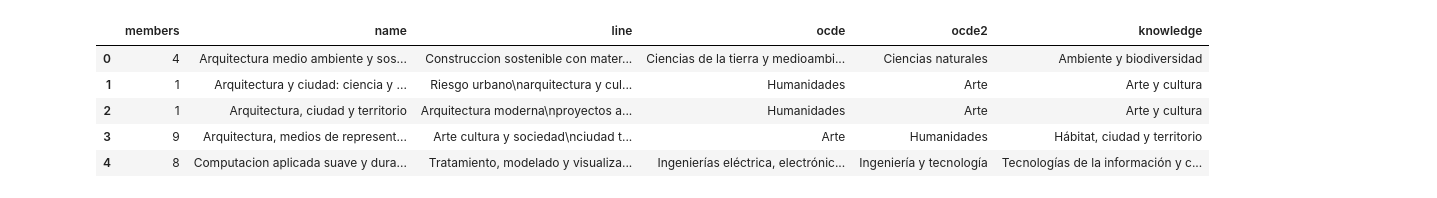
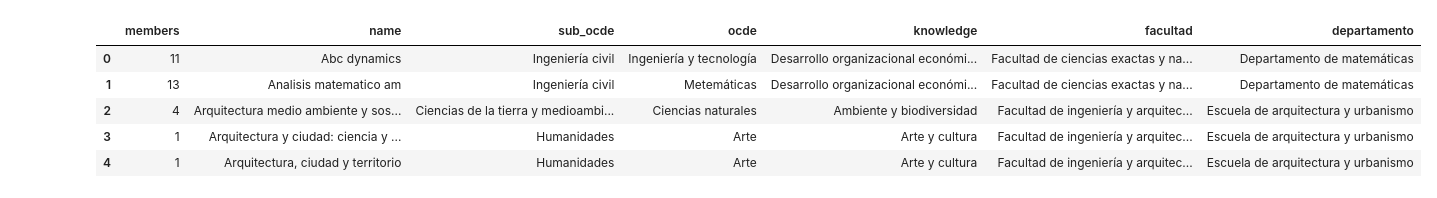
Before and after one commit to UN-Dima/un-dima.github.io, a Jupyter notebook: notebooks/Untitled.ipynb, the cells around one changed output. Cells and saved outputs as stored; diff of their text form; code cells hidden in the pictures.

```diff
--- a/notebooks/Untitled.ipynb
+++ b/notebooks/Untitled.ipynb
@@ -4,3 +5,10 @@ import numpy as np
 # %%
-filename = '../databases/RGI.csv'
-df = pd.read_csv(filename)
+filenames = ['../databases/FIA.csv', '../databases/FA.csv', '../databases/FCEN.csv']
+
+df = pd.concat([pd.read_csv(f) for f in filenames])
+
+
+for col in df.columns:
+    df[col] = df[col].fillna(method='ffill')
+
+df.head()
@@ -47,26 +25,32 @@ array(['ARQUITECTURA MEDIO AMBIENTE Y SOSTENIBILIDAD',
 # %%
 get_name = lambda df,g:df[df['Nombre del grupo'] == g]['Nombre del grupo'].tolist()[0]
 get_members = lambda df,g:df[df['Nombre del grupo'] == g]
-get_line = lambda df,g:df[df['Nombre del grupo'] == g]['Lineas de Investigación'].tolist()[0]
-get_OCDE = lambda df,g:df[df['Nombre del grupo'] == g]['Area_Conocimiento_OCDE'].tolist()[0]
-get_OCDE2 = lambda df,g:df[df['Nombre del grupo'] == g]['Area_OCDE'].tolist()[0]
+# get_line = lambda df,g:df[df['Nombre del grupo'] == g]['Lineas de Investigación'].tolist()[0]
+get_sub_OCDE = lambda df,g:df[df['Nombre del grupo'] == g]['Area_Conocimiento_OCDE'].tolist()[0]
+get_OCDE = lambda df,g:df[df['Nombre del grupo'] == g]['Area_OCDE'].tolist()[0]
 get_know = lambda df,g:df[df['Nombre del grupo'] == g]['Agenda del Conocimiento'].tolist()[0]
+get_facultad = lambda df,g:df[df['Nombre del grupo'] == g]['Facultad'].tolist()[0]
+get_departamento = lambda df,g:df[df['Nombre del grupo'] == g]['Departamento'].tolist()[0]
 # %%
 groups = {}
 for group in ids:
     groups.setdefault('members', []).append(len(get_members(df, group)))
     groups.setdefault('name', []).append(get_name(df, group).capitalize())
-    groups.setdefault('line', []).append(get_line(df, group).capitalize())
+    # groups.setdefault('line', []).append(get_line(df, group).capitalize())
+    groups.setdefault('sub_ocde', []).append(get_sub_OCDE(df, group).capitalize())
     groups.setdefault('ocde', []).append(get_OCDE(df, group).capitalize())
-    groups.setdefault('ocde2', []).append(get_OCDE2(df, group).capitalize())
     groups.setdefault('knowledge', []).append(get_know(df, group).capitalize())
+    groups.setdefault('facultad', []).append(get_facultad(df, group).replace('4- ', '').capitalize())
+    groups.setdefault('departamento', []).append(get_departamento(df, group).replace('4- ', '').capitalize())
 
 groups = pd.DataFrame.from_dict(groups)
+groups['knowledge'].replace('Cyt de minerales y materiales', 'Ciencia y tecnología de minerales y materiales', inplace=True)
+# groups['facultad'].replace('4- ', '', inplace=True)
 groups.head()
 # %% [output]
-|  | members | name | line | ocde | ocde2 | knowledge |
-| 0 | 4 | Arquitectura medio ambiente y sos... | Construccion sostenible con mater... | Ciencias de la tierra y medioambi... | Ciencias naturales | Ambiente y biodiversidad |
-| 1 | 1 | Arquitectura y ciudad: ciencia y ... | Riesgo urbano\narquitectura y cul... | Humanidades | Arte | Arte y cultura |
-| 2 | 1 | Arquitectura, ciudad y territorio | Arquitectura moderna\nproyectos a... | Humanidades | Arte | Arte y cultura |
-| 3 | 9 | Arquitectura, medios de represent... | Arte cultura y sociedad\nciudad t... | Arte | Humanidades | Hábitat, ciudad y territorio |
-| 4 | 8 | Computacion aplicada suave y dura... | Tratamiento, modelado y visualiza... | Ingenierías eléctrica, electrónic... | Ingeniería y tecnología | Tecnologías de la información y c... |
+|  | members | name | sub_ocde | ocde | knowledge | facultad | departamento |
+| 0 | 11 | Abc dynamics | Ingeniería civil | Ingeniería y tecnología | Desarrollo organizacional económi... | Facultad de ciencias exactas y na... | Departamento de matemáticas |
+| 1 | 13 | Analisis matematico am | Ingeniería civil | Metemáticas | Desarrollo organizacional económi... | Facultad de ciencias exactas y na... | Departamento de matemáticas |
+| 2 | 4 | Arquitectura medio ambiente y sos... | Ciencias de la tierra y medioambi... | Ciencias naturales | Ambiente y biodiversidad | Facultad de ingeniería y arquitec... | Escuela de arquitectura y urbanismo |
+| 3 | 1 | Arquitectura y ciudad: ciencia y ... | Humanidades | Arte | Arte y cultura | Facultad de ingeniería y arquitec... | Escuela de arquitectura y urbanismo |
+| 4 | 1 | Arquitectura, ciudad y territorio | Humanidades | Arte | Arte y cultura | Facultad de ingeniería y arquitec... | Escuela de arquitectura y urbanismo |
```
Also changed, not shown: parts of 17 cells of this notebook, 57 other files.
